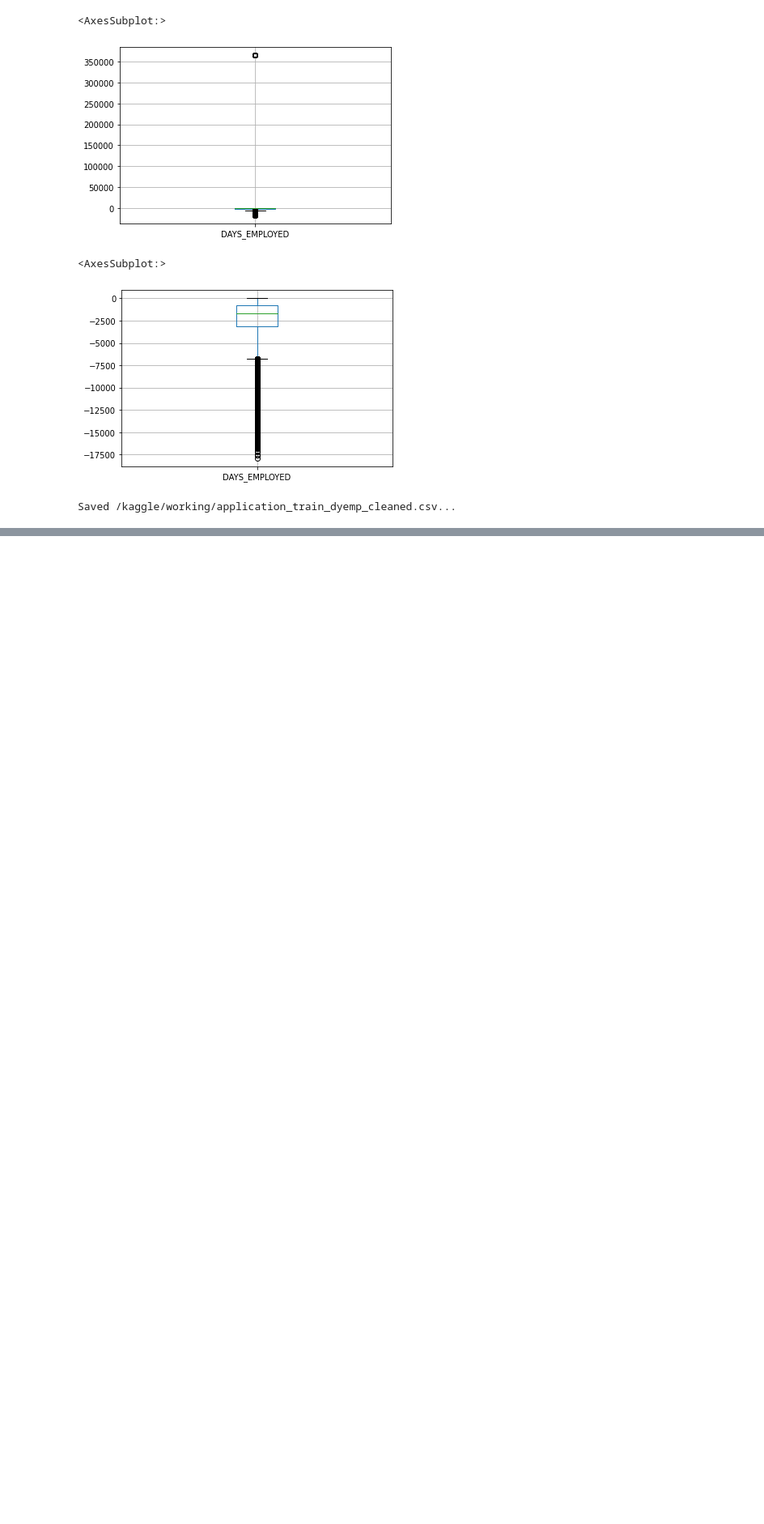
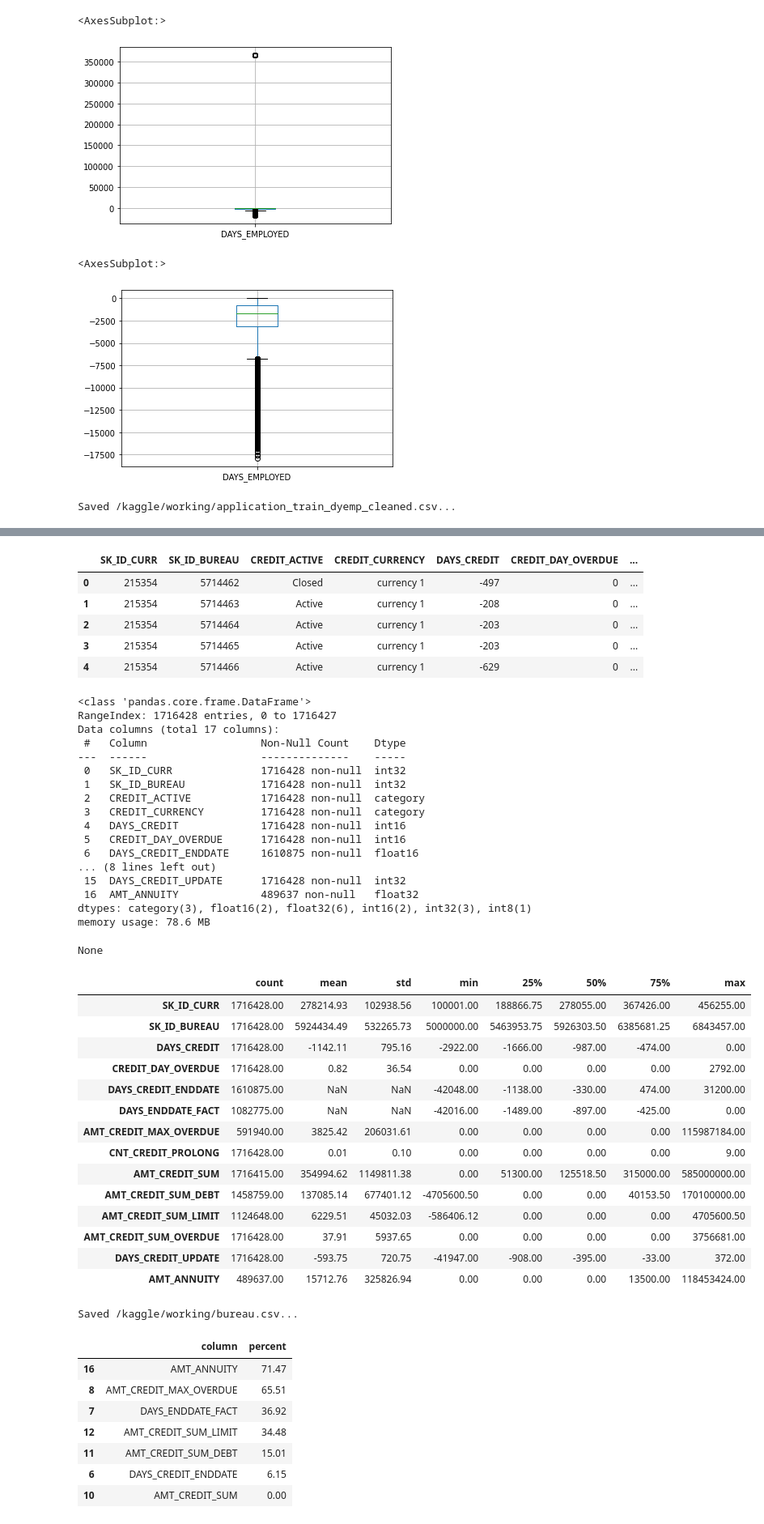
Before and after one commit to amithsbhat/Capstone-Home-Credit-Default-Risk, a Jupyter notebook: eda-home-credit-default-risk.ipynb, the cells around one changed output, grey strips where cells are left out. Shown at 81% size. Drawn from its saved outputs; the diff is of its cells as text; code cells hidden in the pictures; blank space fills up the shorter version.

Commit message:
Kaggle Notebook | EDA-Home-Credit-Default-Risk | Version 18

```diff
--- a/eda-home-credit-default-risk.ipynb
+++ b/eda-home-credit-default-risk.ipynb
@@ -483,3 +487,9 @@ df.boxplot( column =['DAYS_EMPLOYED'], grid = True)
 save_file(df, 'application_train_dyemp_cleaned')
 # %% [output]
 Saved /kaggle/working/application_train_dyemp_cleaned.csv...
+# %%
+df_bureau = read_input_file(fileName = 'bureau')
+display(get_nan_percentage(df_bureau))
+df_bureau_blanance = read_input_file(fileName = 'bureau_balance')
+display(get_nan_percentage(df_bureau_blanance))
+# %% [output]
@@ -485,0 +500,48 @@ Saved /kaggle/working/application_train_dyemp_cleaned.csv...
+|  | SK_ID_CURR | SK_ID_BUREAU | CREDIT_ACTIVE | CREDIT_CURRENCY | DAYS_CREDIT | CREDIT_DAY_OVERDUE | ... |
+| 0 | 215354 | 5714462 | Closed | currency 1 | -497 | 0 | ... |
+| 1 | 215354 | 5714463 | Active | currency 1 | -208 | 0 | ... |
+| 2 | 215354 | 5714464 | Active | currency 1 | -203 | 0 | ... |
+| 3 | 215354 | 5714465 | Active | currency 1 | -203 | 0 | ... |
+| 4 | 215354 | 5714466 | Active | currency 1 | -629 | 0 | ... |
+<class 'pandas.core.frame.DataFrame'>
+RangeIndex: 1716428 entries, 0 to 1716427
+Data columns (total 17 columns):
+ #   Column                  Non-Null Count    Dtype
+---  ------                  --------------    -----
+ 0   SK_ID_CURR              1716428 non-null  int32
+ 1   SK_ID_BUREAU            1716428 non-null  int32
+ 2   CREDIT_ACTIVE           1716428 non-null  category
+ 3   CREDIT_CURRENCY         1716428 non-null  category
+ 4   DAYS_CREDIT             1716428 non-null  int16
+ 5   CREDIT_DAY_OVERDUE      1716428 non-null  int16
+ 6   DAYS_CREDIT_ENDDATE     1610875 non-null  float16
+... (8 lines left out)
+ 15  DAYS_CREDIT_UPDATE      1716428 non-null  int32
+ 16  AMT_ANNUITY             489637 non-null   float32
+dtypes: category(3), float16(2), float32(6), int16(2), int32(3), int8(1)
+memory usage: 78.6 MB
+None
+|  | count | mean | std | min | 25% | 50% | 75% | max |
+| SK_ID_CURR | 1716428.00 | 278214.93 | 102938.56 | 100001.00 | 188866.75 | 278055.00 | 367426.00 | 456255.00 |
+| SK_ID_BUREAU | 1716428.00 | 5924434.49 | 532265.73 | 5000000.00 | 5463953.75 | 5926303.50 | 6385681.25 | 6843457.00 |
+| DAYS_CREDIT | 1716428.00 | -1142.11 | 795.16 | -2922.00 | -1666.00 | -987.00 | -474.00 | 0.00 |
+| CREDIT_DAY_OVERDUE | 1716428.00 | 0.82 | 36.54 | 0.00 | 0.00 | 0.00 | 0.00 | 2792.00 |
+| DAYS_CREDIT_ENDDATE | 1610875.00 | NaN | NaN | -42048.00 | -1138.00 | -330.00 | 474.00 | 31200.00 |
+| DAYS_ENDDATE_FACT | 1082775.00 | NaN | NaN | -42016.00 | -1489.00 | -897.00 | -425.00 | 0.00 |
+| AMT_CREDIT_MAX_OVERDUE | 591940.00 | 3825.42 | 206031.61 | 0.00 | 0.00 | 0.00 | 0.00 | 115987184.00 |
+| CNT_CREDIT_PROLONG | 1716428.00 | 0.01 | 0.10 | 0.00 | 0.00 | 0.00 | 0.00 | 9.00 |
+| AMT_CREDIT_SUM | 1716415.00 | 354994.62 | 1149811.38 | 0.00 | 51300.00 | 125518.50 | 315000.00 | 585000000.00 |
+| AMT_CREDIT_SUM_DEBT | 1458759.00 | 137085.14 | 677401.12 | -4705600.50 | 0.00 | 0.00 | 40153.50 | 170100000.00 |
+| AMT_CREDIT_SUM_LIMIT | 1124648.00 | 6229.51 | 45032.03 | -586406.12 | 0.00 | 0.00 | 0.00 | 4705600.50 |
+| AMT_CREDIT_SUM_OVERDUE | 1716428.00 | 37.91 | 5937.65 | 0.00 | 0.00 | 0.00 | 0.00 | 3756681.00 |
+| DAYS_CREDIT_UPDATE | 1716428.00 | -593.75 | 720.75 | -41947.00 | -908.00 | -395.00 | -33.00 | 372.00 |
+| AMT_ANNUITY | 489637.00 | 15712.76 | 325826.94 | 0.00 | 0.00 | 0.00 | 13500.00 | 118453424.00 |
+Saved /kaggle/working/bureau.csv...
+|  | column | percent |
+| 16 | AMT_ANNUITY | 71.47 |
+| 8 | AMT_CREDIT_MAX_OVERDUE | 65.51 |
+| 7 | DAYS_ENDDATE_FACT | 36.92 |
+| 12 | AMT_CREDIT_SUM_LIMIT | 34.48 |
+| 11 | AMT_CREDIT_SUM_DEBT | 15.01 |
+| 6 | DAYS_CREDIT_ENDDATE | 6.15 |
+| 10 | AMT_CREDIT_SUM | 0.00 |
```
Also changed, not shown: parts of 8 cells of this notebook.
